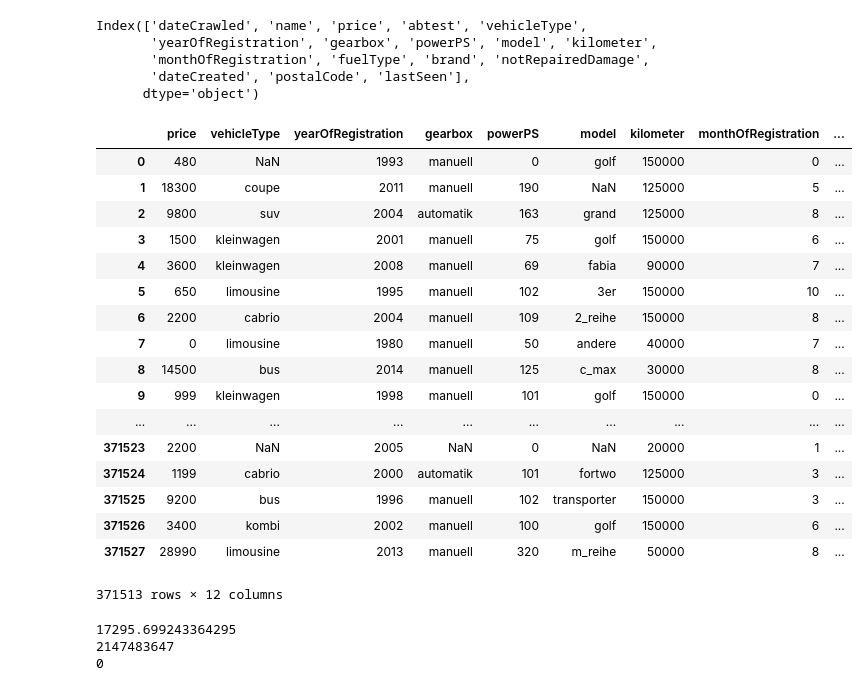
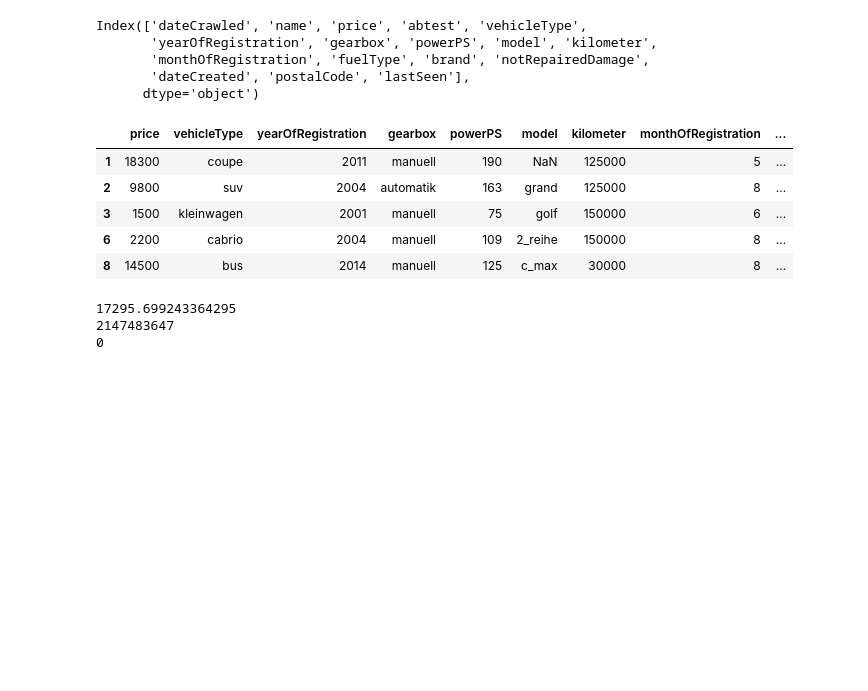
Before and after one commit to phinna/DataSciencePratice, a Jupyter notebook: carAnalysisReport.ipynb, the cells around one changed output. Saved outputs shown, nothing was run; the diff lists cells and outputs as text; code cells hidden in the pictures; blank space fills up the shorter version.

```diff
--- a/carAnalysisReport.ipynb
+++ b/carAnalysisReport.ipynb
@@ -121,26 +135,14 @@ wellData = wellData.drop('dateCrawled', 1)
 # %%
 wellData = wellData.drop('abtest', 1)
 # %%
-wellData
+wellData.head()
 # %% [output]
 |  | price | vehicleType | yearOfRegistration | gearbox | powerPS | model | kilometer | monthOfRegistration | ... |
-| 0 | 480 | NaN | 1993 | manuell | 0 | golf | 150000 | 0 | ... |
 | 1 | 18300 | coupe | 2011 | manuell | 190 | NaN | 125000 | 5 | ... |
 | 2 | 9800 | suv | 2004 | automatik | 163 | grand | 125000 | 8 | ... |
 | 3 | 1500 | kleinwagen | 2001 | manuell | 75 | golf | 150000 | 6 | ... |
-| 4 | 3600 | kleinwagen | 2008 | manuell | 69 | fabia | 90000 | 7 | ... |
-| 5 | 650 | limousine | 1995 | manuell | 102 | 3er | 150000 | 10 | ... |
 | 6 | 2200 | cabrio | 2004 | manuell | 109 | 2_reihe | 150000 | 8 | ... |
-| 7 | 0 | limousine | 1980 | manuell | 50 | andere | 40000 | 7 | ... |
 | 8 | 14500 | bus | 2014 | manuell | 125 | c_max | 30000 | 8 | ... |
-| 9 | 999 | kleinwagen | 1998 | manuell | 101 | golf | 150000 | 0 | ... |
-| ... | ... | ... | ... | ... | ... | ... | ... | ... | ... |
-| 371523 | 2200 | NaN | 2005 | NaN | 0 | NaN | 20000 | 1 | ... |
-| 371524 | 1199 | cabrio | 2000 | automatik | 101 | fortwo | 125000 | 3 | ... |
-| 371525 | 9200 | bus | 1996 | manuell | 102 | transporter | 150000 | 3 | ... |
-| 371526 | 3400 | kombi | 2002 | manuell | 100 | golf | 150000 | 6 | ... |
-| 371527 | 28990 | limousine | 2013 | manuell | 320 | m_reihe | 50000 | 8 | ... |
-371513 rows × 12 columns
 # %%
 print (wellData['price'].mean())
 print (wellData['price'].max())
```
Also changed, not shown: parts of 2 cells of this notebook.
